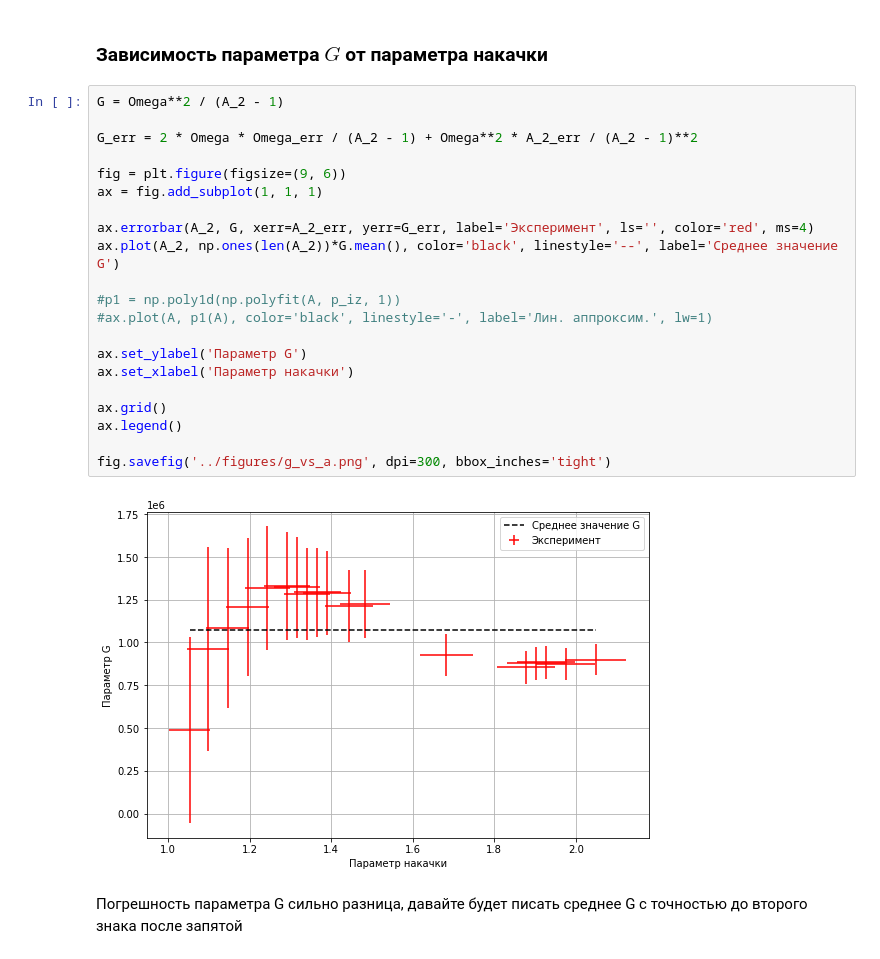
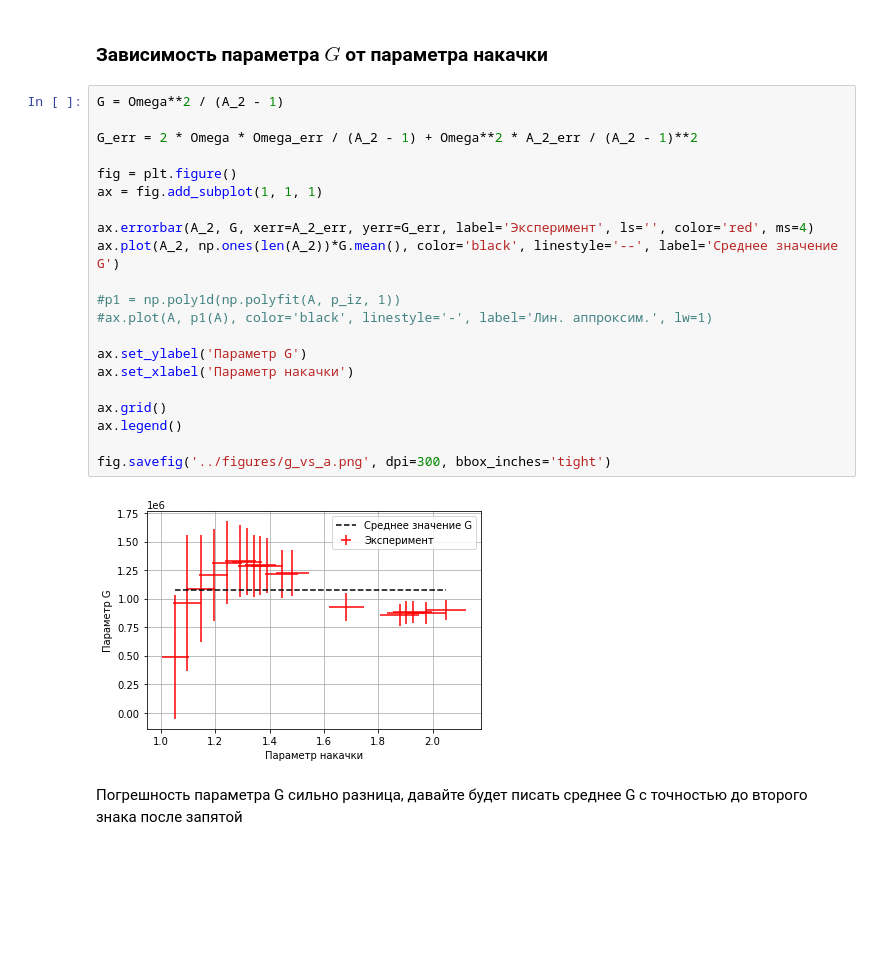
Before and after one commit to MrKozelberg/low_freq, a Jupyter notebook: scripts/script.ipynb, the cells around one changed output. Saved outputs shown, nothing was run; the diff lists cells and outputs as text; blank space fills up the shorter version.

```diff
--- a/scripts/script.ipynb
+++ b/scripts/script.ipynb
@@ -114,26 +71,26 @@ ax.legend()
 # %%
 G = Omega**2 / (A_2 - 1)
 
 G_err = 2 * Omega * Omega_err / (A_2 - 1) + Omega**2 * A_2_err / (A_2 - 1)**2
 
-fig = plt.figure(figsize=(9, 6))
+fig = plt.figure()
 ax = fig.add_subplot(1, 1, 1)
 
 ax.errorbar(A_2, G, xerr=A_2_err, yerr=G_err, label='Эксперимент', ls='', color='red', ms=4)
 ax.plot(A_2, np.ones(len(A_2))*G.mean(), color='black', linestyle='--', label='Среднее значение G')
 
 #p1 = np.poly1d(np.polyfit(A, p_iz, 1))
 #ax.plot(A, p1(A), color='black', linestyle='-', label='Лин. аппроксим.', lw=1)
 
 ax.set_ylabel('Параметр G')
 ax.set_xlabel('Параметр накачки')
 
 ax.grid()
 ax.legend()
 
 fig.savefig('../figures/g_vs_a.png', dpi=300, bbox_inches='tight')
 # %% [output]
-[figure, old version]
+[figure, new version]
 # %% [markdown]
 Погрешность параметра G сильно разница, давайте будет писать среднее G с точностью до второго знака после запятой
 # %%
```
Also changed, not shown: parts of 10 cells of this notebook, 7 other files.
